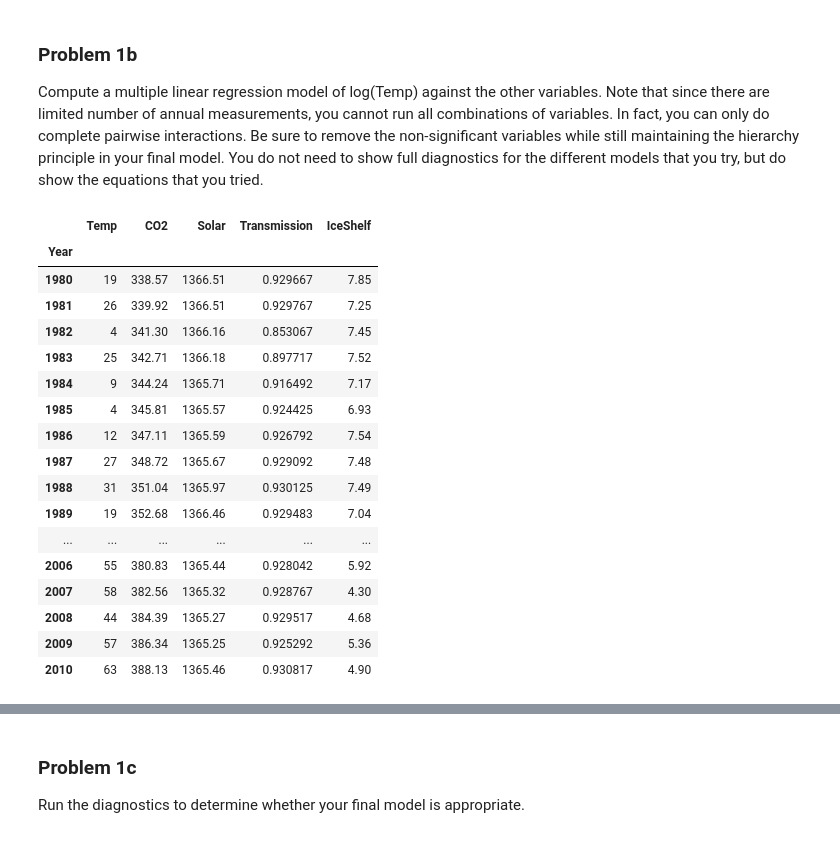
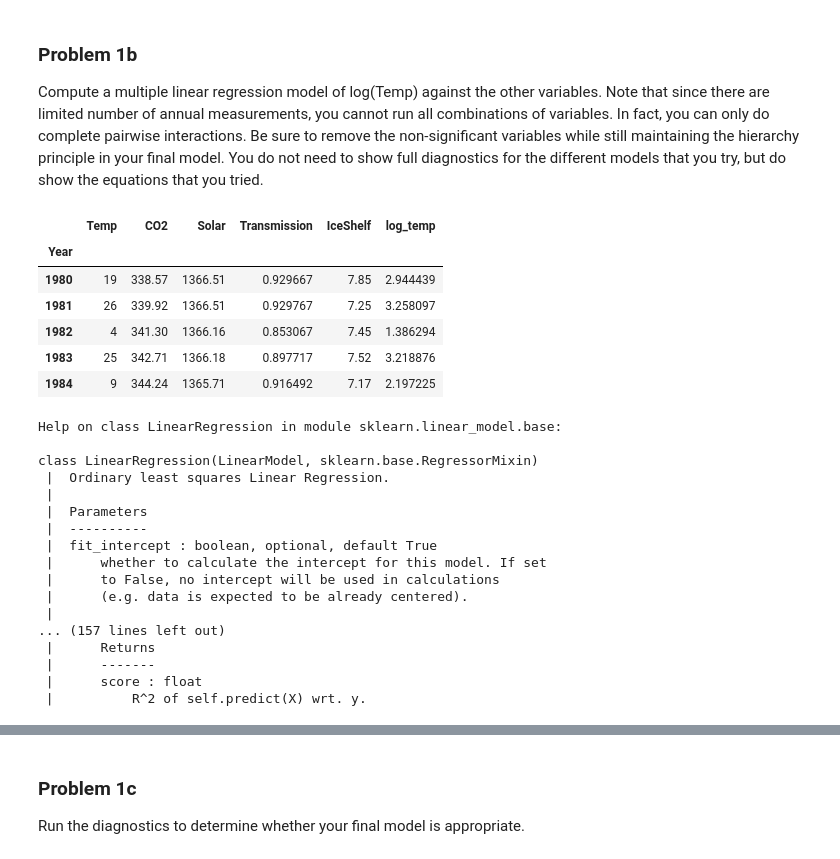
Before and after one commit to paulmattheww/Harvard-CS82-Advanced-ML, a Jupyter notebook: Assignments/HW3/HW3_2018_CSCIE82.ipynb, the cells around one changed output, grey strips where cells are left out. Cells and saved outputs as stored; diff of their text form; code cells hidden in the pictures.

```diff
--- a/Assignments/HW3/HW3_2018_CSCIE82.ipynb
+++ b/Assignments/HW3/HW3_2018_CSCIE82.ipynb
@@ -71,24 +70,35 @@ ValueError: Input contains NaN, infinity or a value too large for dtype('float64
 # %% [markdown]
 ### Problem 1b
 Compute a multiple linear regression model of log(Temp) against the other variables. Note that since there are limited number of annual measurements, you cannot run all combinations of variables. In fact, you can only do complete pairwise interactions. Be sure to remove the non-significant variables while still maintaining the hierarchy principle in your final model. You do not need to show full diagnostics for the different models that you try, but do show the equations that you tried.
-# %%
-gw
-# %% [output]
-|  | Temp | CO2 | Solar | Transmission | IceShelf |
-| Year |  |  |  |  |  |
-| 1980 | 19 | 338.57 | 1366.51 | 0.929667 | 7.85 |
-| 1981 | 26 | 339.92 | 1366.51 | 0.929767 | 7.25 |
-| 1982 | 4 | 341.30 | 1366.16 | 0.853067 | 7.45 |
-| 1983 | 25 | 342.71 | 1366.18 | 0.897717 | 7.52 |
-| 1984 | 9 | 344.24 | 1365.71 | 0.916492 | 7.17 |
-| 1985 | 4 | 345.81 | 1365.57 | 0.924425 | 6.93 |
-| 1986 | 12 | 347.11 | 1365.59 | 0.926792 | 7.54 |
-| 1987 | 27 | 348.72 | 1365.67 | 0.929092 | 7.48 |
-| 1988 | 31 | 351.04 | 1365.97 | 0.930125 | 7.49 |
-| 1989 | 19 | 352.68 | 1366.46 | 0.929483 | 7.04 |
-| ... | ... | ... | ... | ... | ... |
-| 2006 | 55 | 380.83 | 1365.44 | 0.928042 | 5.92 |
-| 2007 | 58 | 382.56 | 1365.32 | 0.928767 | 4.30 |
-| 2008 | 44 | 384.39 | 1365.27 | 0.929517 | 4.68 |
-| 2009 | 57 | 386.34 | 1365.25 | 0.925292 | 5.36 |
-| 2010 | 63 | 388.13 | 1365.46 | 0.930817 | 4.90 |
+# %%
+gw['log_temp'] = np.log(gw.Temp)
+gw.head()
+# %% [output]
+|  | Temp | CO2 | Solar | Transmission | IceShelf | log_temp |
+| Year |  |  |  |  |  |  |
+| 1980 | 19 | 338.57 | 1366.51 | 0.929667 | 7.85 | 2.944439 |
+| 1981 | 26 | 339.92 | 1366.51 | 0.929767 | 7.25 | 3.258097 |
+| 1982 | 4 | 341.30 | 1366.16 | 0.853067 | 7.45 | 1.386294 |
+| 1983 | 25 | 342.71 | 1366.18 | 0.897717 | 7.52 | 3.218876 |
+| 1984 | 9 | 344.24 | 1365.71 | 0.916492 | 7.17 | 2.197225 |
+# %%
+from sklearn.linear_model import LinearRegression
+help(LinearRegression)
+# %% [output]
+Help on class LinearRegression in module sklearn.linear_model.base:
+
+class LinearRegression(LinearModel, sklearn.base.RegressorMixin)
+ |  Ordinary least squares Linear Regression.
+ |
+ |  Parameters
+ |  ----------
+ |  fit_intercept : boolean, optional, default True
+ |      whether to calculate the intercept for this model. If set
+ |      to False, no intercept will be used in calculations
+ |      (e.g. data is expected to be already centered).
+ |
+... (157 lines left out)
+ |      Returns
+ |      -------
+ |      score : float
+ |          R^2 of self.predict(X) wrt. y.
```
Also changed, not shown: parts of 2 cells of this notebook.
